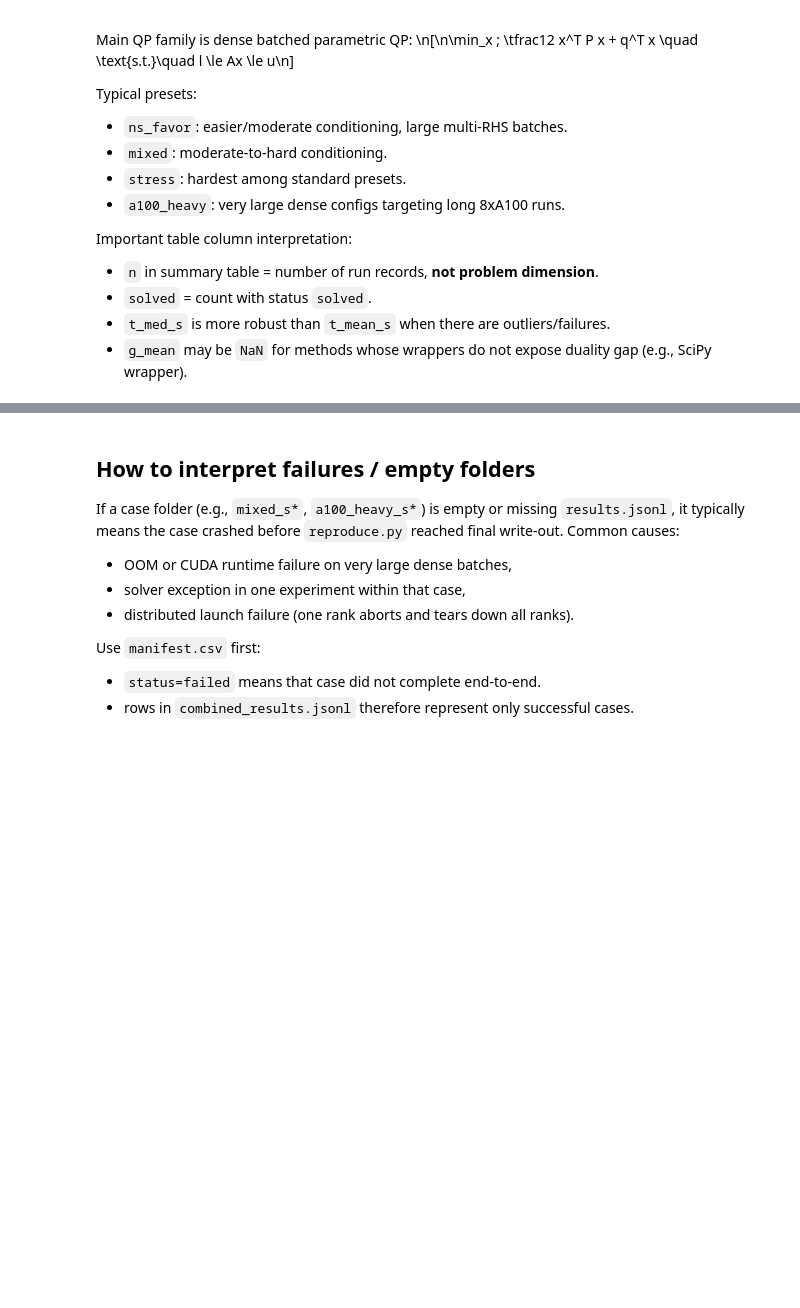
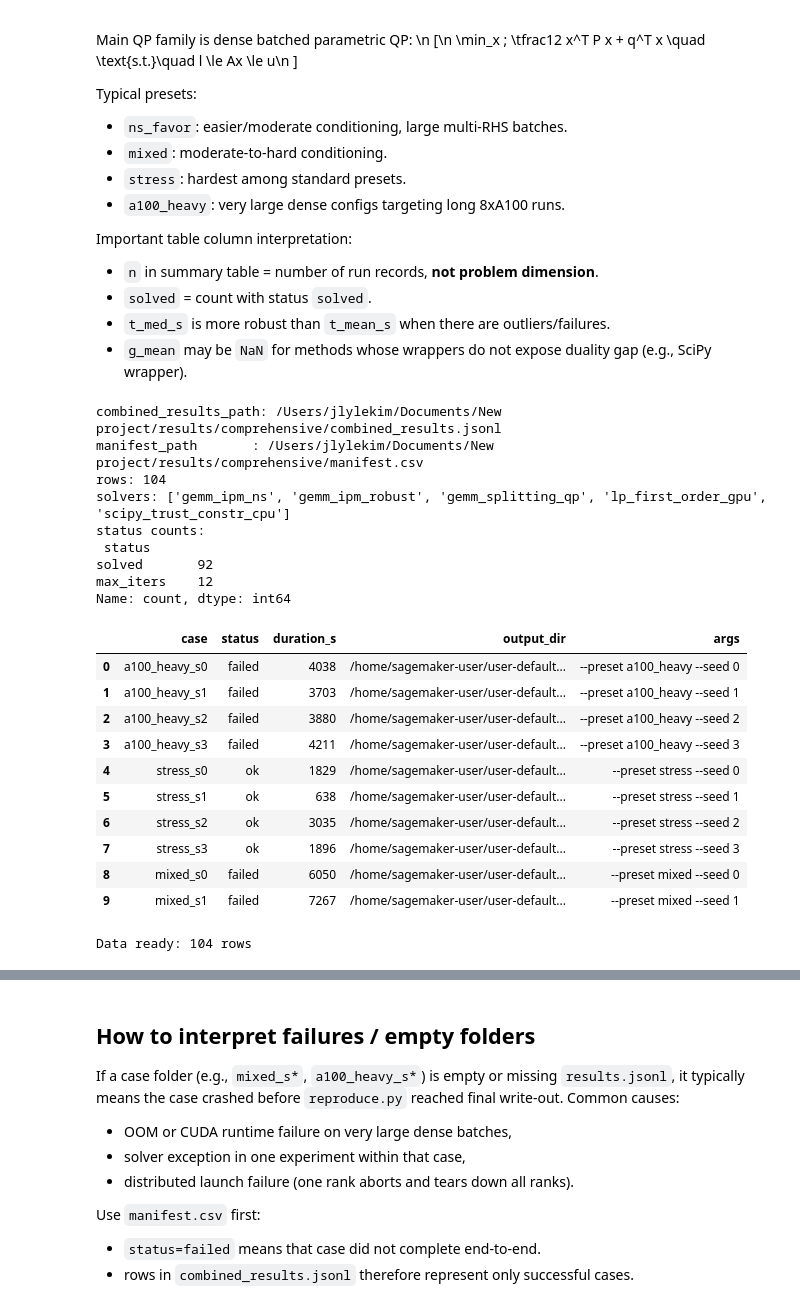
Before and after one commit to jlylekim/matmul-optim, a Jupyter notebook: notebooks/experiment_interpretation_guide.ipynb, the cells around one changed output, grey strips where cells are left out. Saved outputs shown, nothing was run; the diff lists cells and outputs as text; code cells hidden in the pictures; blank space fills up the shorter version.

```diff
--- a/notebooks/experiment_interpretation_guide.ipynb
+++ b/notebooks/experiment_interpretation_guide.ipynb
@@ -49,25 +37,77 @@ def load_jsonl(path: Path) -> pd.DataFrame:
 # %%
+from pathlib import Path
+import json
+import pandas as pd
+import numpy as np
+import matplotlib.pyplot as plt
+
+def load_jsonl(path: Path) -> pd.DataFrame:
+    rows = [json.loads(line) for line in path.open() if line.strip()]
+    return pd.json_normalize(rows)
+
+# Simple repo-local defaults from notebooks/: ../results/comprehensive/...
+if 'combined_results_path' not in globals() or combined_results_path is None:
+    combined_results_path = Path('../results/comprehensive/combined_results.jsonl').resolve()
+if 'manifest_path' not in globals() or manifest_path is None:
+    manifest_path = Path('../results/comprehensive/manifest.csv').resolve()
+
+if not combined_results_path.exists():
+    raise FileNotFoundError(f'combined_results not found: {combined_results_path}')
+if not manifest_path.exists():
+    raise FileNotFoundError(f'manifest not found: {manifest_path}')
+
+print('combined_results_path:', combined_results_path)
+print('manifest_path       :', manifest_path)
+
 df = load_jsonl(combined_results_path)
 manifest = pd.read_csv(manifest_path)
 
 for c in ['timing.median_s', 'metrics.primal_residual', 'metrics.dual_residual', 'metrics.duality_gap']:
     if c in df.columns:
         df[c] = pd.to_numeric(df[c], errors='coerce')
 
 if 'metadata.comprehensive_case' in df.columns:
     df['case'] = df['metadata.comprehensive_case']
 elif 'metadata.overnight_case' in df.columns:
     df['case'] = df['metadata.overnight_case']
 else:
     df['case'] = 'unknown'
 
 df['preset'] = df['case'].astype(str).str.split('_s').str[0]
 
 print('rows:', len(df))
 print('solvers:', sorted(df['solver'].dropna().unique()))
-print('status counts:
-', df['status'].value_counts(dropna=False))
+print('status counts:\n', df['status'].value_counts(dropna=False))
 display(manifest)
+# %% [output]
+combined_results_path: /Users/jlylekim/Documents/New project/results/comprehensive/combined_results.jsonl
+manifest_path       : /Users/jlylekim/Documents/New project/results/comprehensive/manifest.csv
+rows: 104
+solvers: ['gemm_ipm_ns', 'gemm_ipm_robust', 'gemm_splitting_qp', 'lp_first_order_gpu', 'scipy_trust_constr_cpu']
+status counts:
+ status
+solved       92
+max_iters    12
+Name: count, dtype: int64
+|  | case | status | duration_s | output_dir | args |
+| 0 | a100_heavy_s0 | failed | 4038 | /home/sagemaker-user/user-default... | --preset a100_heavy --seed 0 |
+| 1 | a100_heavy_s1 | failed | 3703 | /home/sagemaker-user/user-default... | --preset a100_heavy --seed 1 |
+| 2 | a100_heavy_s2 | failed | 3880 | /home/sagemaker-user/user-default... | --preset a100_heavy --seed 2 |
+| 3 | a100_heavy_s3 | failed | 4211 | /home/sagemaker-user/user-default... | --preset a100_heavy --seed 3 |
+| 4 | stress_s0 | ok | 1829 | /home/sagemaker-user/user-default... | --preset stress --seed 0 |
+| 5 | stress_s1 | ok | 638 | /home/sagemaker-user/user-default... | --preset stress --seed 1 |
+| 6 | stress_s2 | ok | 3035 | /home/sagemaker-user/user-default... | --preset stress --seed 2 |
+| 7 | stress_s3 | ok | 1896 | /home/sagemaker-user/user-default... | --preset stress --seed 3 |
+| 8 | mixed_s0 | failed | 6050 | /home/sagemaker-user/user-default... | --preset mixed --seed 0 |
+| 9 | mixed_s1 | failed | 7267 | /home/sagemaker-user/user-default... | --preset mixed --seed 1 |
+# %%
+# Guard cell: ensures setup has already run.
+if 'df' not in globals() or 'manifest' not in globals():
+    raise RuntimeError('Run the setup cell above first (it resolves paths and loads data).')
+
+print('Data ready:', len(df), 'rows')
+# %% [output]
+Data ready: 104 rows
 # %%
 solver_summary = df.groupby('solver').agg(
     n=('solver', 'size'),
```
Also changed, not shown: parts of 10 cells of this notebook, 5 other files.
